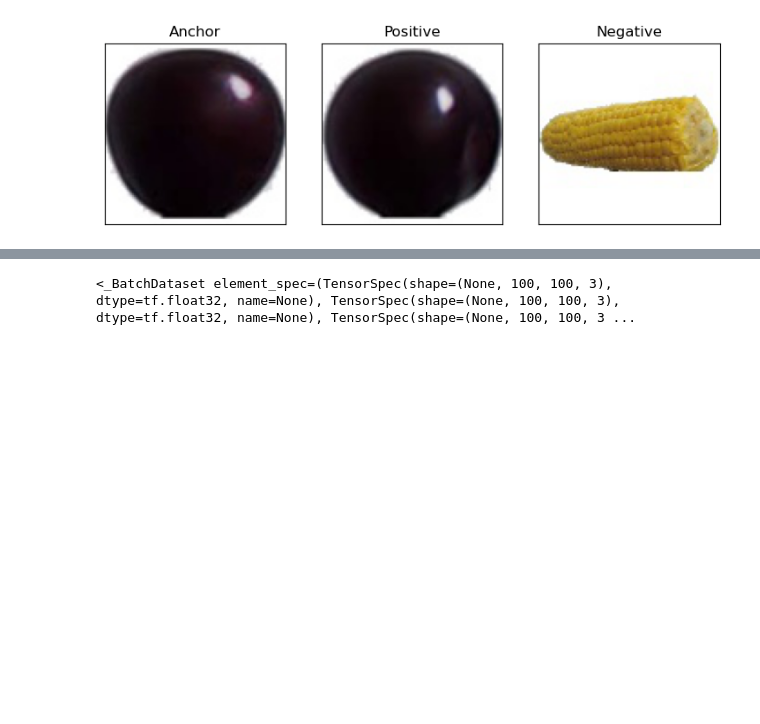
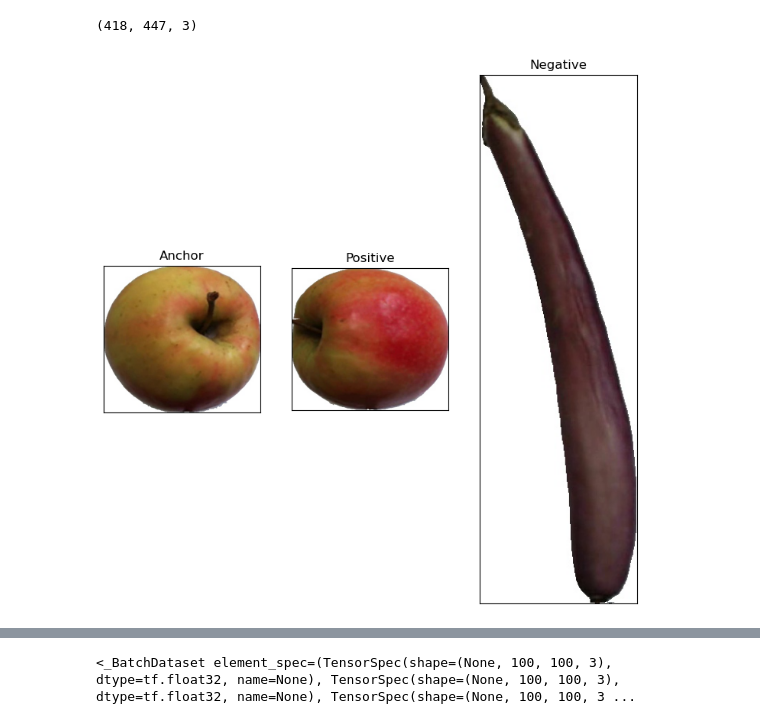
Before and after one commit to c100rczyk/Team_project_PWR, a Jupyter notebook: triplet_loss.ipynb, the cells around one changed output, grey strips where cells are left out. Saved outputs shown, nothing was run; the diff lists cells and outputs as text; code cells hidden in the pictures; blank space fills up the shorter version.

Commit message:
Implemented a working triplet loss model

```diff
--- a/triplet_loss.ipynb
+++ b/triplet_loss.ipynb
@@ -18,6 +15,8 @@ from distance.DistanceLayer import DistanceLayer
 #HYPERPARAMETERS
 image_size = (100, 100)
 epochs = 10
-batch_size = 8
-margin = 1 # margin for triplet loss
+batch_size = 16
+margin = 0.5 # margin for triplet loss
+max_triplets = 300
+validation_triplets = 40
 # %%
@@ -25,13 +24,13 @@ margin = 1 # margin for triplet loss
 # %%
-generator = TripletGenerator(r"C:\Users\matim\Documents\Fruits360\archive\fruits-360_dataset\fruits-360\Training")
-generator.generate_all_fruits_dict()
-photos_generator = generator.get_next_element()
+training_generator = TripletGenerator(r"C:\Users\matim\Documents\Fruits360\archive\fruits-360-original-size\fruits-360-original-size\Training", max_triplets)
+training_generator.generate_all_fruits_dict()
+photos_generator = training_generator.get_next_element()
 photos = next(photos_generator)
-# print(next(photos)[0])
 a = mpimg.imread(photos[0])
 p = mpimg.imread(photos[1])
 n = mpimg.imread(photos[2])
-
+print(a.shape)
 visualization.visualize(a, p, n)
 # %% [output]
+(418, 447, 3)
-[figure, old version]
+[figure, new version]
```
Also changed, not shown: parts of 27 cells of this notebook, 2 other files.
